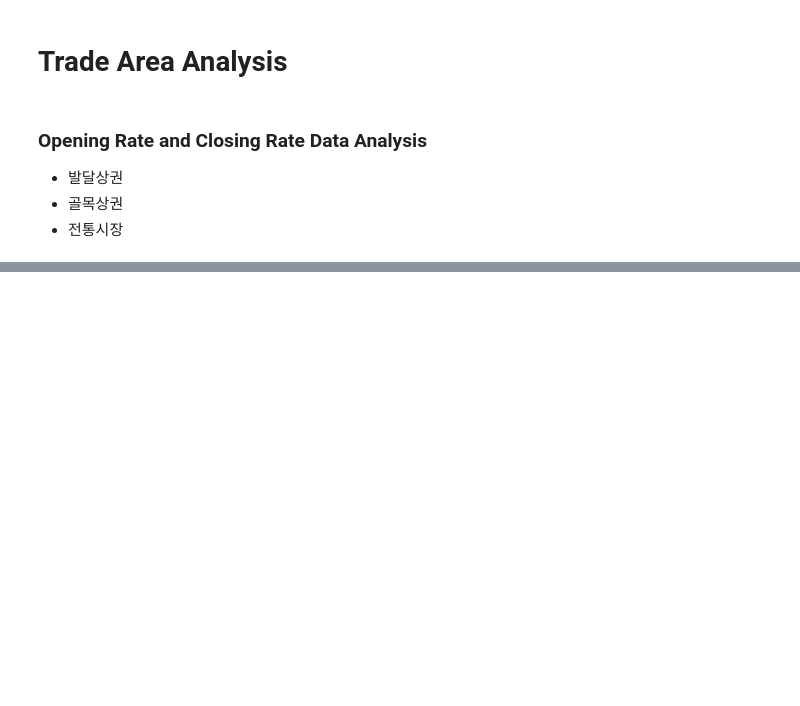
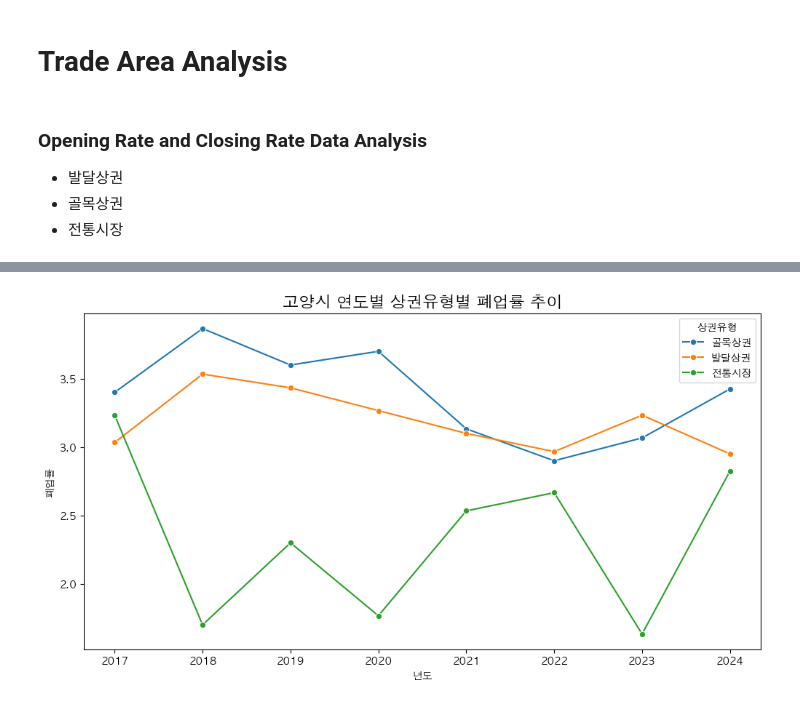
Before and after one commit to gisyun/Goyang_TradeAreaAnalysis, a Jupyter notebook: OCRateAnalysis.ipynb, the cells around one changed output, grey strips where cells are left out. Cells and saved outputs as stored; diff of their text form; code cells hidden in the pictures; blank space fills up the shorter version.

```diff
--- a/OCRateAnalysis.ipynb
+++ b/OCRateAnalysis.ipynb
@@ -333,0 +263,14 @@ plt.show()
+# %%
+# filter 폐업률 columns only
+closing_rate_columns = [col for col in combined_ocr.columns if "폐업율" in col]
+filtered_closing_rate_data = combined_ocr[["행정구역", "시군구코드", "상권유형"] + closing_rate_columns]
+# transverse the columns and rows for better readability
+filtered_closing_rate_data = filtered_closing_rate_data.melt(id_vars=["행정구역", "시군구코드", "상권유형"], var_name="연도_분기", value_name="폐업률")
+# make year and quarter columns using the '연도_분기' column
+filtered_closing_rate_data[['연도', '분기']] = filtered_closing_rate_data['연도_분기'].str.extract(r'(\d{4})년(\d+분기)')
+del filtered_closing_rate_data['연도_분기']
+# average closing rates by year and market area type
+filtered_closing_rate_data = filtered_closing_rate_data.groupby(['연도', '상권유형']).agg({'폐업률': 'mean'}).reset_index()
+# drop values for year 2025 since it only contains data for 2분기
+filtered_closing_rate_data = filtered_closing_rate_data[filtered_closing_rate_data['연도'] != '2025']
+filtered_closing_rate_data
@@ -333,0 +295,11 @@ plt.show()
+# %%
+# plot closing rate data by year and market area type
+plt.figure(figsize=(12, 6))
+sns.lineplot(data=filtered_closing_rate_data, x='연도', y='폐업률', hue='상권유형', marker='o')
+plt.title('고양시 연도별 상권유형별 폐업률 추이', fontsize=16)
+plt.xlabel('년도')
+plt.ylabel('폐업률')
+plt.legend(title='상권유형')
+plt.show()
+# %% [output]
+[figure, added]
```
Also changed, not shown: parts of 18 cells of this notebook.
